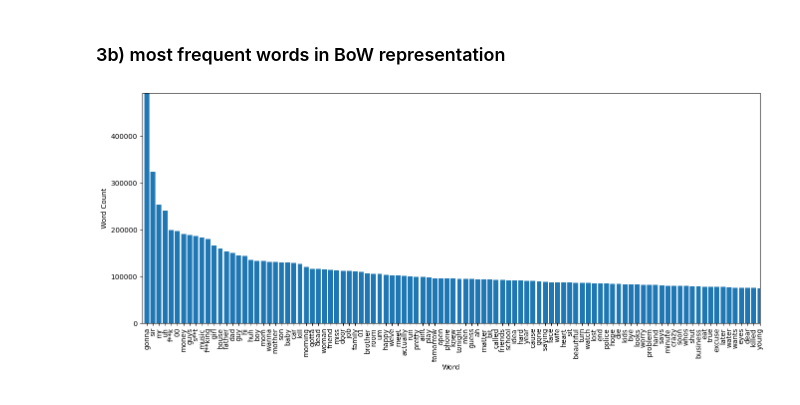
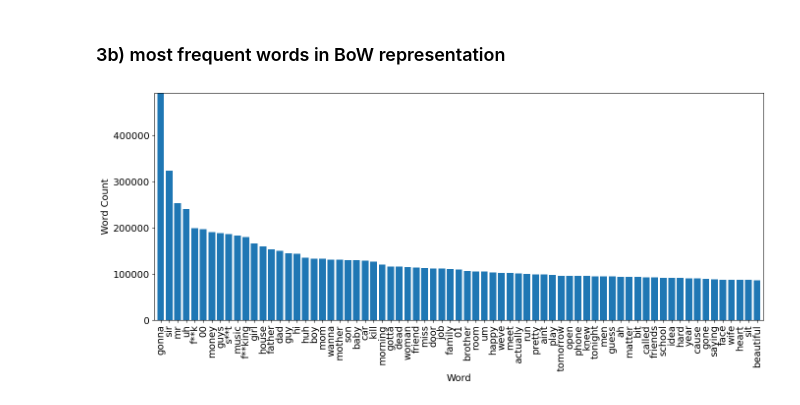
Before and after one commit to nfasano/movie_recsys, a Jupyter notebook: recsys_content_based/data_preprocessing_eda.ipynb, the cells around one changed output. Drawn from its saved outputs; the diff is of its cells as text; code cells hidden in the pictures.

```diff
--- a/recsys_content_based/data_preprocessing_eda.ipynb
+++ b/recsys_content_based/data_preprocessing_eda.ipynb
@@ -295,6 +295,14 @@ sparse.save_npz("data_preprocessing_eda_out\\X.npz", X)
 
 with open("data_preprocessing_eda_out\\word_key.txt", "wb") as f:
     pickle.dump(word_key, f)
+# %%
+df = pd.read_csv("data_preprocessing_eda_out\\df_spaces_upload.csv", index_col=[0])
+
+# read in scipy sparse matrix
+X = sparse.load_npz("data_preprocessing_eda_out\\X.npz")
+
+with open("data_preprocessing_eda_out\\word_key.txt", "rb") as f:
+    word_key = pickle.load(f)
 # %% [markdown]
 ## 2) Data synthesis: new dataframe for model eval and deployed with recommmender app
 # %%
@@ -384,10 +392,12 @@ df.to_csv("data_preprocessing_eda_out\\df_spaces_upload.csv")
 ### 3a) Movie release by year
 # %%
 # plot number of movies released each year
-plt.subplots(figsize=(10, 6.8))
+plt.rcParams.update({'font.size': 14})
+plt.subplots(figsize=(12, 6))
 a = sns.histplot(df, x="movie_year", binwidth=1)
 a.set(ylabel="number of movies released")
 a.set(xlabel="movie year")
 a.set(xlim=[1920,2024])
+
 a.figure.savefig('data_preprocessing_eda_out\\num_movies_vs_year.png', dpi=300, bbox_inches='tight')
 # %% [output]
@@ -395,26 +405,29 @@ a.figure.savefig('data_preprocessing_eda_out\\num_movies_vs_year.png', dpi=300,
 # %% [markdown]
 ### 3b) most frequent words in BoW representation
 # %%
-num_words = 100
+num_words = 70
 
 # compute word count for all words left in the corpus
 # and sort the word_key list in descending order
 word_count_all_docs = np.array(np.sum(X, axis=0))[0]
 indw = np.flip(np.argsort(word_count_all_docs))
 word_count_all_docs = word_count_all_docs[indw]
 word_keys_sort = [word_key[i] for i in indw[0 : num_words + 1]]
 
+plt.rcParams.update({"font.size": 14})
 fig, ax = plt.subplots(figsize=(16, 6))
 
 ax.bar(x=np.arange(0, num_words + 1), height=word_count_all_docs[0 : num_words + 1])
 ax.set_ylim(0, np.max(word_count_all_docs) + 1)
-ax.set_xlim(-.75, num_words)
+ax.set_xlim(-0.75, num_words + 0.75)
 ax.set_ylabel("Word Count")
 ax.set_xlabel("Word")
 ax.set_xticks(np.linspace(0, num_words, num_words + 1))
 ax.set_xticklabels(word_keys_sort[0 : num_words + 1])
-plt.xticks(rotation=90);
+plt.xticks(rotation=90)
 
-fig.figure.savefig('data_preprocessing_eda_out\\word_count_top_100.png', dpi=300, bbox_inches='tight')
+fig.figure.savefig(
+    "data_preprocessing_eda_out\\word_count_top_100.png", dpi=400, bbox_inches="tight"
+)
 # %% [output]
-[figure, old version]
+[figure, new version]
```
Also changed, not shown: parts of 2 cells of this notebook, 9 other files.
